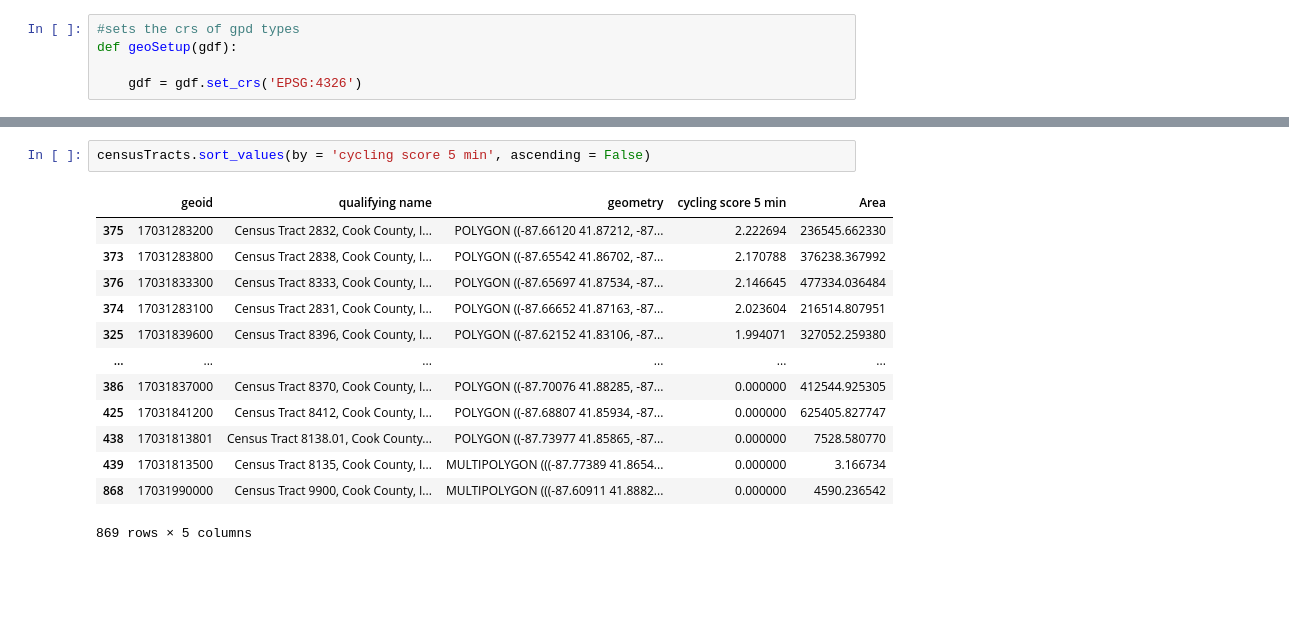
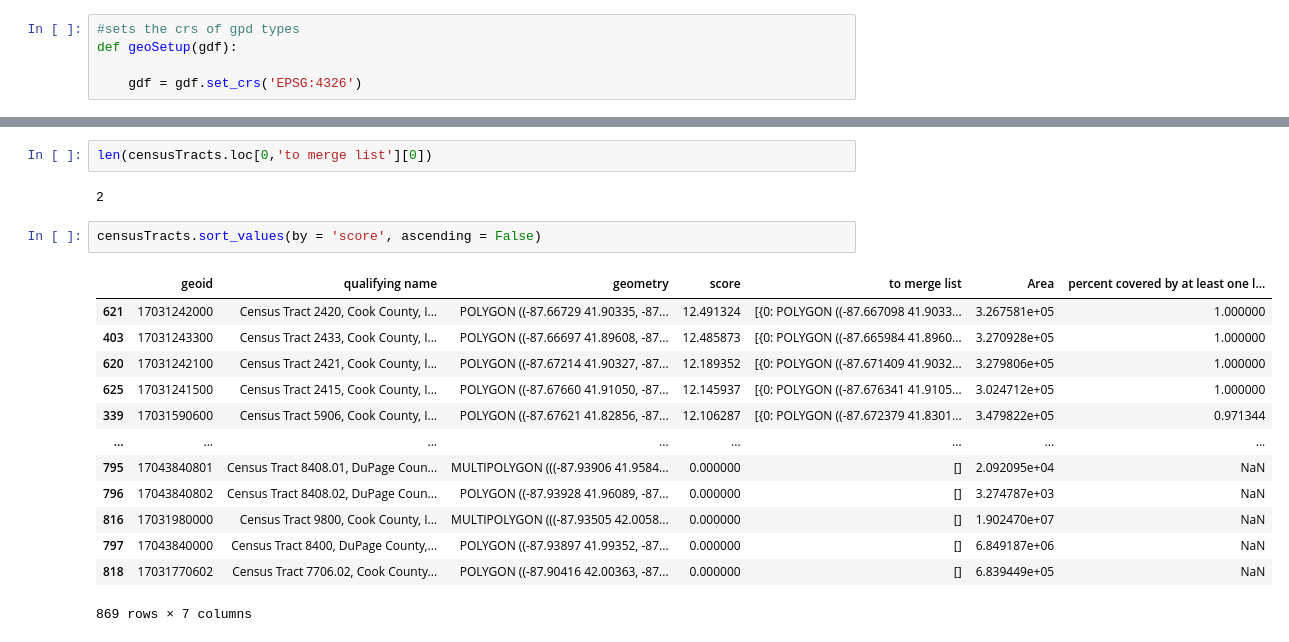
Before and after one commit to Rajvishah12/cpl_project, a Jupyter notebook: can-summer-2023/notebooks/cyclingCoverage.ipynb, the cells around one changed output, grey strips where cells are left out. Drawn from its saved outputs; the diff is of its cells as text; blank space fills up the shorter version.

```diff
--- a/can-summer-2023/notebooks/cyclingCoverage.ipynb
+++ b/can-summer-2023/notebooks/cyclingCoverage.ipynb
@@ -123,16 +199,20 @@ branchInfo
+# %%
+len(censusTracts.loc[0,'to merge list'][0])
+# %% [output]
+2
 # %%
-censusTracts.sort_values(by = 'cycling score 5 min', ascending = False)
+censusTracts.sort_values(by = 'score', ascending = False)
 # %% [output]
-|  | geoid | qualifying name | geometry | cycling score 5 min | Area |
-| 375 | 17031283200 | Census Tract 2832, Cook County, I... | POLYGON ((-87.66120 41.87212, -87... | 2.222694 | 236545.662330 |
-| 373 | 17031283800 | Census Tract 2838, Cook County, I... | POLYGON ((-87.65542 41.86702, -87... | 2.170788 | 376238.367992 |
-| 376 | 17031833300 | Census Tract 8333, Cook County, I... | POLYGON ((-87.65697 41.87534, -87... | 2.146645 | 477334.036484 |
-| 374 | 17031283100 | Census Tract 2831, Cook County, I... | POLYGON ((-87.66652 41.87163, -87... | 2.023604 | 216514.807951 |
-| 325 | 17031839600 | Census Tract 8396, Cook County, I... | POLYGON ((-87.62152 41.83106, -87... | 1.994071 | 327052.259380 |
-| ... | ... | ... | ... | ... | ... |
-| 386 | 17031837000 | Census Tract 8370, Cook County, I... | POLYGON ((-87.70076 41.88285, -87... | 0.000000 | 412544.925305 |
-| 425 | 17031841200 | Census Tract 8412, Cook County, I... | POLYGON ((-87.68807 41.85934, -87... | 0.000000 | 625405.827747 |
-| 438 | 17031813801 | Census Tract 8138.01, Cook County... | POLYGON ((-87.73977 41.85865, -87... | 0.000000 | 7528.580770 |
-| 439 | 17031813500 | Census Tract 8135, Cook County, I... | MULTIPOLYGON (((-87.77389 41.8654... | 0.000000 | 3.166734 |
-| 868 | 17031990000 | Census Tract 9900, Cook County, I... | MULTIPOLYGON (((-87.60911 41.8882... | 0.000000 | 4590.236542 |
+|  | geoid | qualifying name | geometry | score | to merge list | Area | percent covered by at least one l... |
+| 621 | 17031242000 | Census Tract 2420, Cook County, I... | POLYGON ((-87.66729 41.90335, -87... | 12.491324 | [{0: POLYGON ((-87.667098 41.9033... | 3.267581e+05 | 1.000000 |
+| 403 | 17031243300 | Census Tract 2433, Cook County, I... | POLYGON ((-87.66697 41.89608, -87... | 12.485873 | [{0: POLYGON ((-87.665984 41.8960... | 3.270928e+05 | 1.000000 |
+| 620 | 17031242100 | Census Tract 2421, Cook County, I... | POLYGON ((-87.67214 41.90327, -87... | 12.189352 | [{0: POLYGON ((-87.671409 41.9032... | 3.279806e+05 | 1.000000 |
+| 625 | 17031241500 | Census Tract 2415, Cook County, I... | POLYGON ((-87.67660 41.91050, -87... | 12.145937 | [{0: POLYGON ((-87.676341 41.9105... | 3.024712e+05 | 1.000000 |
+| 339 | 17031590600 | Census Tract 5906, Cook County, I... | POLYGON ((-87.67621 41.82856, -87... | 12.106287 | [{0: POLYGON ((-87.672379 41.8301... | 3.479822e+05 | 0.971344 |
+| ... | ... | ... | ... | ... | ... | ... | ... |
+| 795 | 17043840801 | Census Tract 8408.01, DuPage Coun... | MULTIPOLYGON (((-87.93906 41.9584... | 0.000000 | [] | 2.092095e+04 | NaN |
+| 796 | 17043840802 | Census Tract 8408.02, DuPage Coun... | POLYGON ((-87.93928 41.96089, -87... | 0.000000 | [] | 3.274787e+03 | NaN |
+| 816 | 17031980000 | Census Tract 9800, Cook County, I... | MULTIPOLYGON (((-87.93505 42.0058... | 0.000000 | [] | 1.902470e+07 | NaN |
+| 797 | 17043840000 | Census Tract 8400, DuPage County,... | POLYGON ((-87.93897 41.99352, -87... | 0.000000 | [] | 6.849187e+06 | NaN |
+| 818 | 17031770602 | Census Tract 7706.02, Cook County... | POLYGON ((-87.90416 42.00363, -87... | 0.000000 | [] | 6.839449e+05 | NaN |
-869 rows × 5 columns
+869 rows × 7 columns
```
Also changed, not shown: parts of 21 cells of this notebook, 3 other files.
